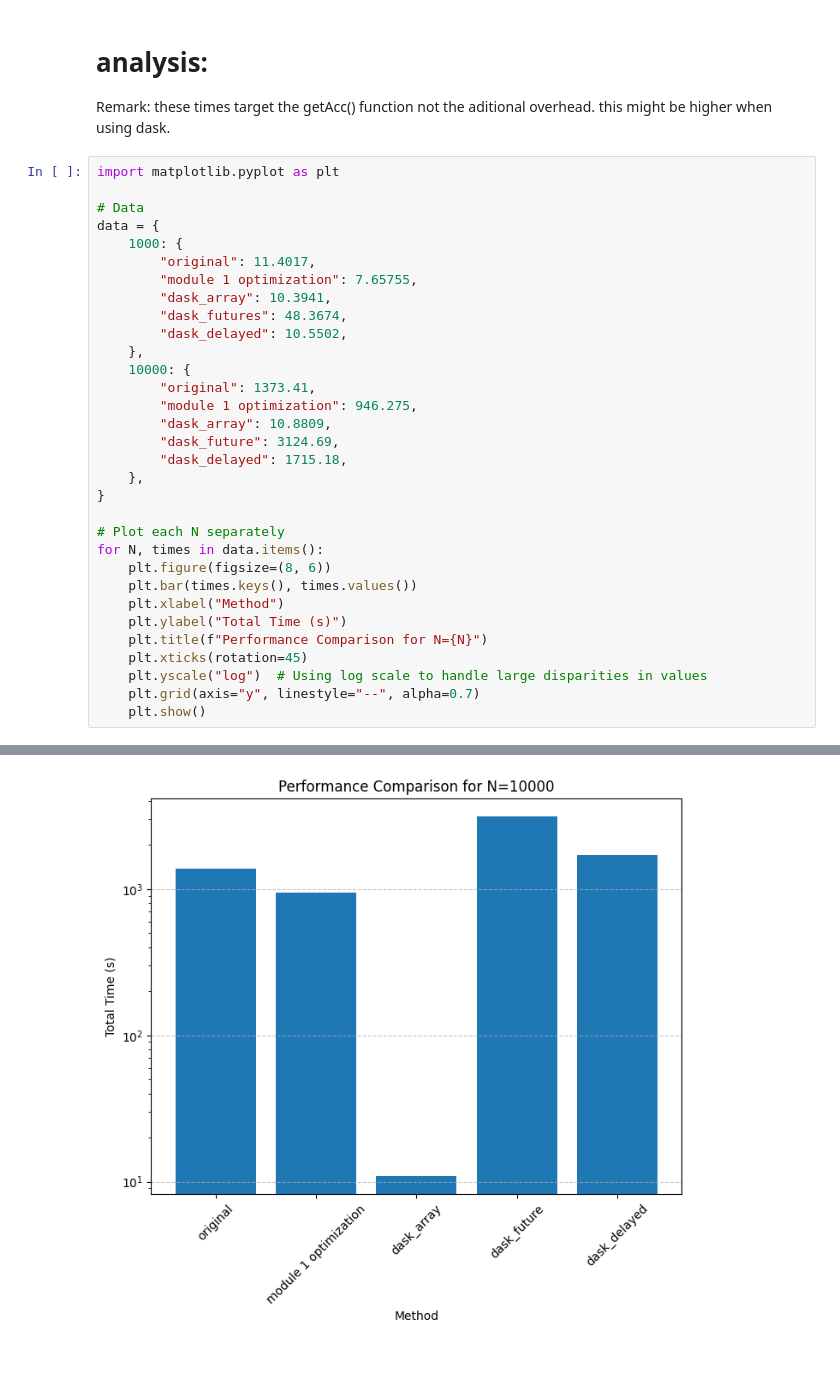
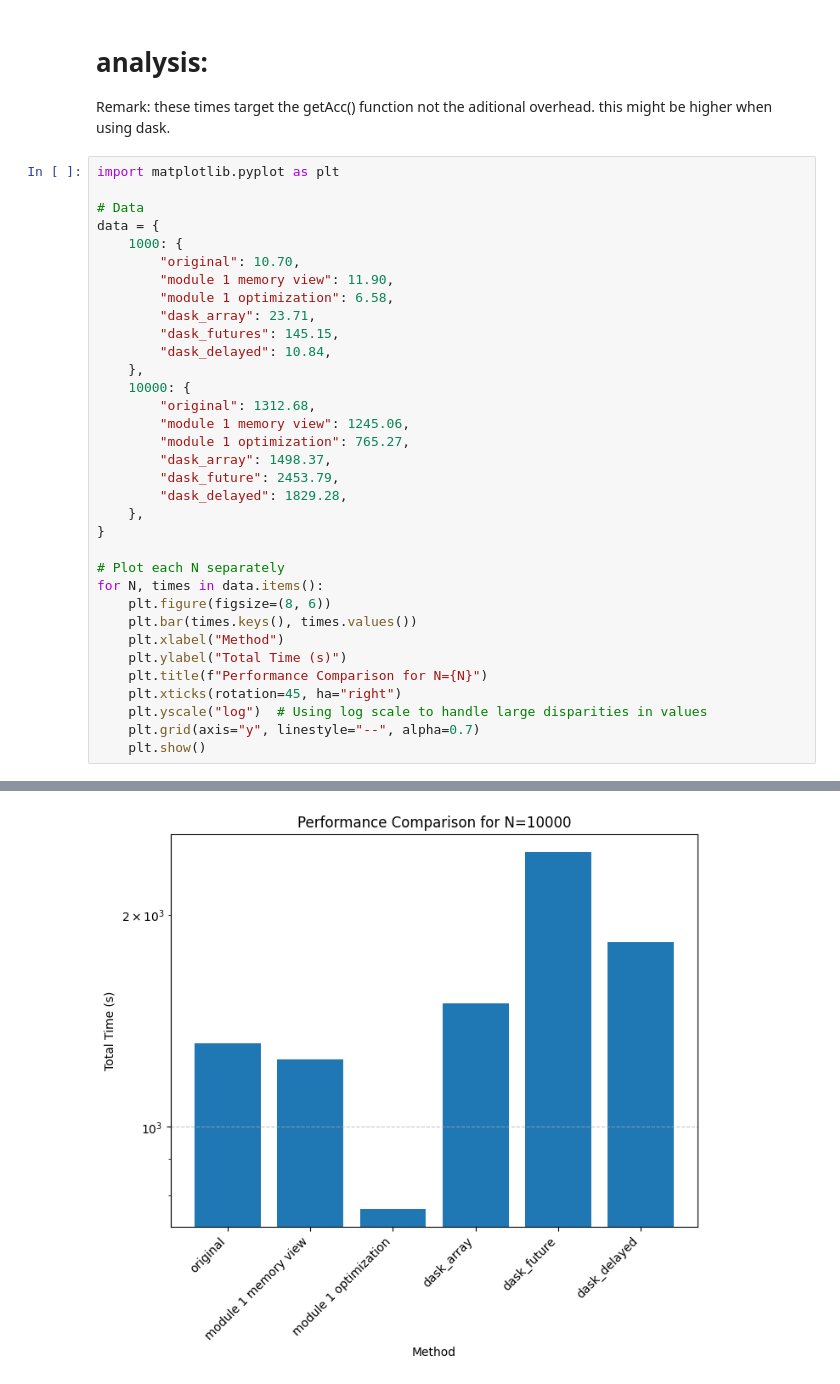
Before and after one commit to ge96lip/Computational-Astrophysics, a Jupyter notebook: parallel_dask_10000.ipynb, the cells around one changed output, grey strips where cells are left out. Cells and saved outputs as stored; diff of their text form.

Commit message:
ADD: running all optimization

```diff
--- a/parallel_dask_10000.ipynb
+++ b/parallel_dask_10000.ipynb
@@ -259,18 +255,20 @@ import matplotlib.pyplot as plt
 # Data
 data = {
     1000: {
-        "original": 11.4017,
-        "module 1 optimization": 7.65755,
-        "dask_array": 10.3941,
-        "dask_futures": 48.3674,
-        "dask_delayed": 10.5502,
+        "original": 10.70,
+        "module 1 memory view": 11.90,
+        "module 1 optimization": 6.58,
+        "dask_array": 23.71,
+        "dask_futures": 145.15,
+        "dask_delayed": 10.84,
     },
     10000: {
-        "original": 1373.41,
-        "module 1 optimization": 946.275,
-        "dask_array": 10.8809,
-        "dask_future": 3124.69,
-        "dask_delayed": 1715.18,
+        "original": 1312.68,
+        "module 1 memory view": 1245.06,
+        "module 1 optimization": 765.27,
+        "dask_array": 1498.37,
+        "dask_future": 2453.79,
+        "dask_delayed": 1829.28,
     },
 }
 
@@ -281,7 +279,7 @@ for N, times in data.items():
     plt.xlabel("Method")
     plt.ylabel("Total Time (s)")
     plt.title(f"Performance Comparison for N={N}")
-    plt.xticks(rotation=45)
+    plt.xticks(rotation=45, ha="right")
     plt.yscale("log")  # Using log scale to handle large disparities in values
     plt.grid(axis="y", linestyle="--", alpha=0.7)
     plt.show()
@@ -290 +288 @@ for N, times in data.items():
-[figure, old version]
+[figure, new version]
```
Also changed, not shown: parts of 4 cells of this notebook, 12 other files.
